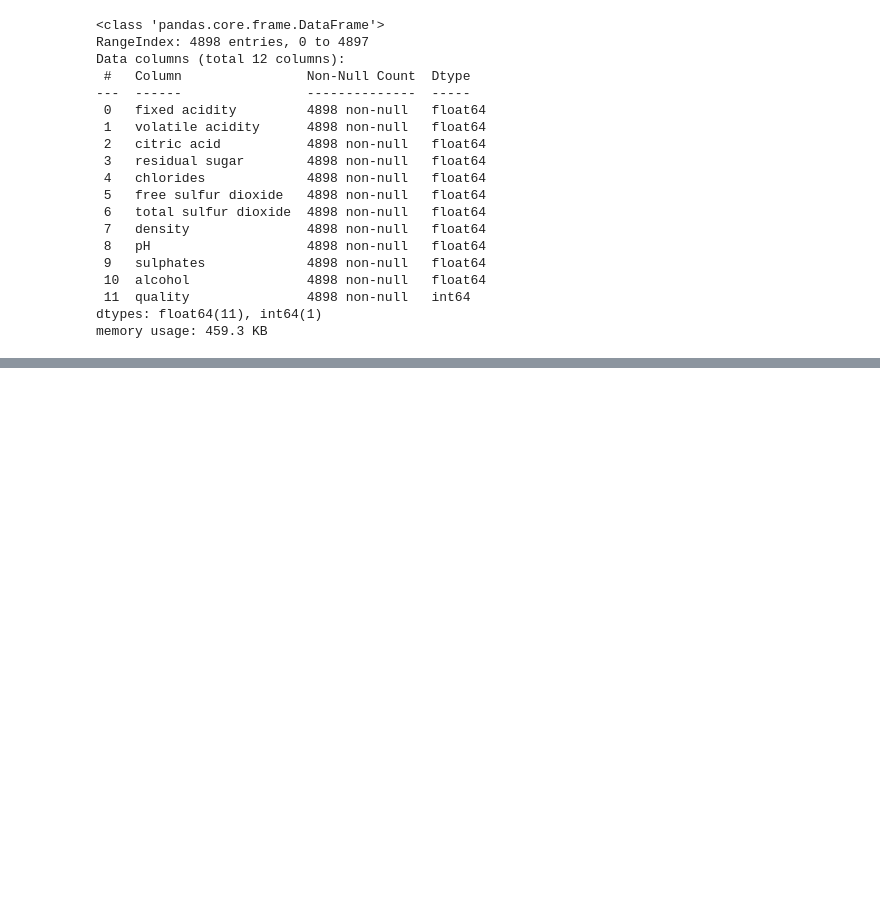
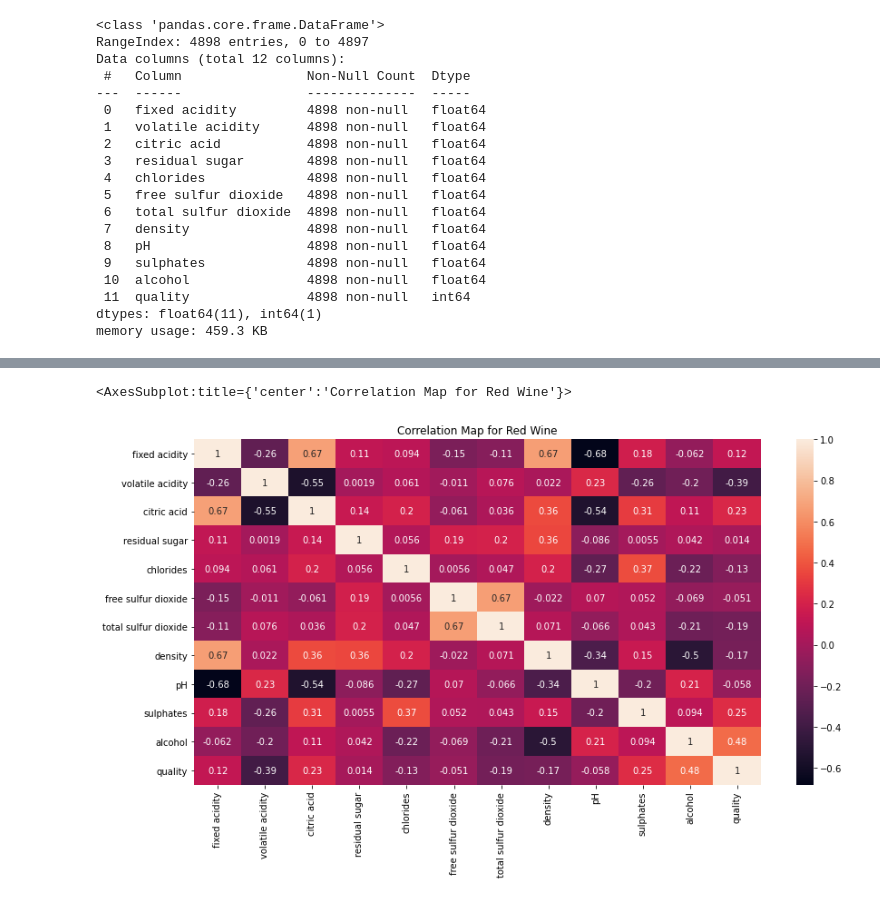
Before and after one commit to veronak/DataScience-track-series-projects, a Jupyter notebook: wine-quality.ipynb, the cells around one changed output, grey strips where cells are left out. Saved outputs shown, nothing was run; the diff lists cells and outputs as text; code cells hidden in the pictures; blank space fills up the shorter version.

Commit message:
Added correlation heatmaps to notebook

```diff
--- a/wine-quality.ipynb
+++ b/wine-quality.ipynb
@@ -85,0 +160,10 @@ memory usage: 459.3 KB
+# %%
+#set width and height of the figure
+plt.figure(figsize=(14,7))
+#title
+plt.title("Correlation Map for Red Wine")
+#Heat map showing correlation in data
+sns.heatmap(data=(red_wine_data.corr(method='pearson')), annot=True)
+# %% [output]
+<AxesSubplot:title={'center':'Correlation Map for Red Wine'}>
+[figure, added]
```
Also changed, not shown: parts of 13 cells of this notebook.
